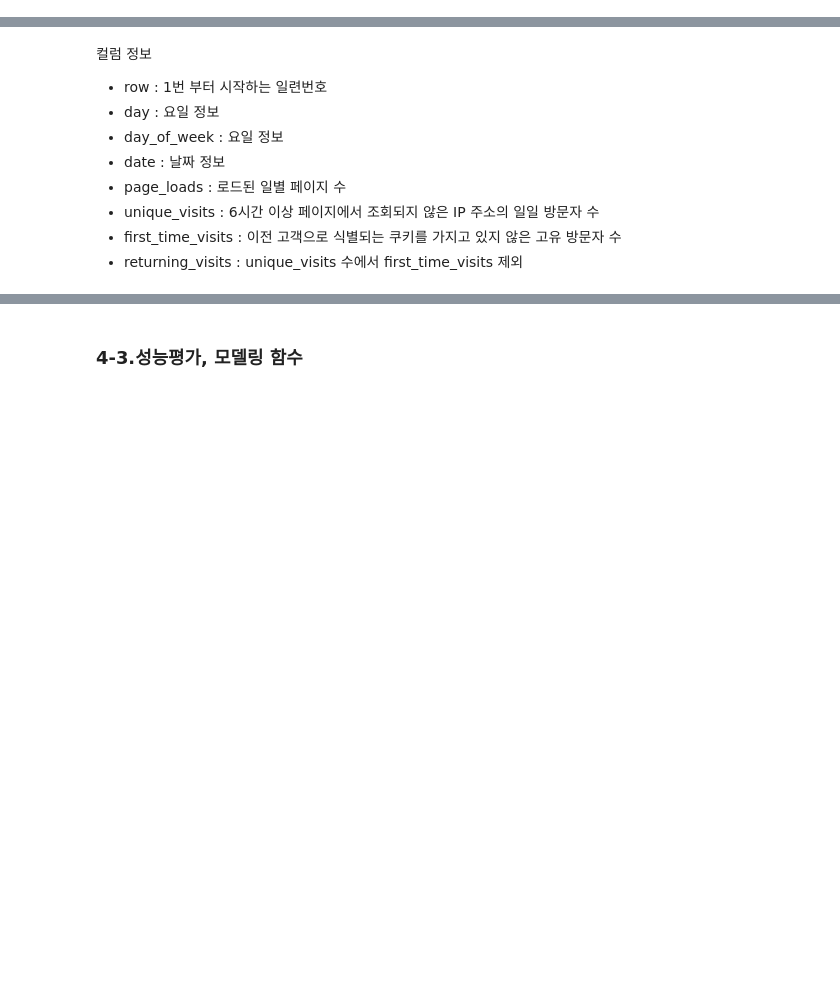
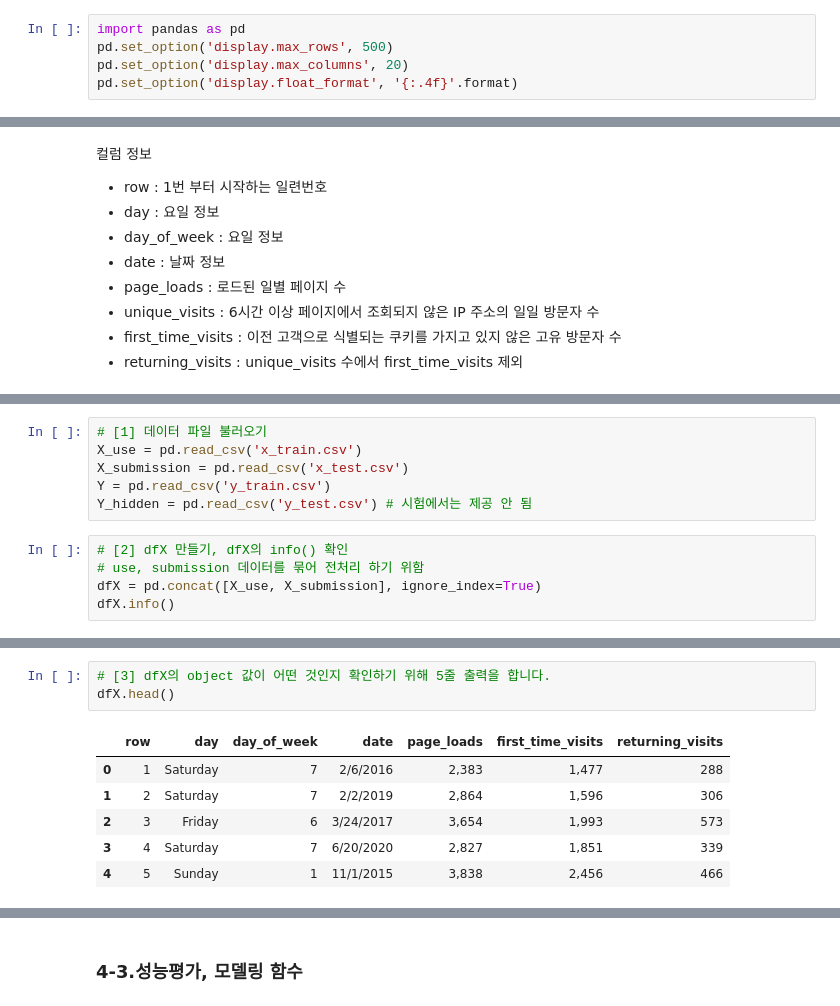
Before and after one commit to localtic/bigdata, a Jupyter notebook: [ML_04]_regression_LAB.ipynb, the cells around one changed output, grey strips where cells are left out. Cells and saved outputs as stored; diff of their text form; blank space fills up the shorter version.

```diff
--- a/[ML_04]_regression_LAB.ipynb
+++ b/[ML_04]_regression_LAB.ipynb
@@ -520,5 +520,10 @@ Unpacking objects: 100% (41/41), done.
 # Daily number of visitors from whose IP addresses there haven't been hits on any page in over 6 hours
 # Number of unique visitors who do not have a cookie identifying them as a previous customer
 # Number of unique visitors minus first time visitors
+# %%
+import pandas as pd
+pd.set_option('display.max_rows', 500)
+pd.set_option('display.max_columns', 20)
+pd.set_option('display.float_format', '{:.4f}'.format)
 # %%
 # [1] 'bigdata/daily-website-visitors.csv' 파일 불러오기, shape 확인하기
@@ -590,0 +609,11 @@ import numpy as np
+# %%
+# [1] 데이터 파일 불러오기
+X_use = pd.read_csv('x_train.csv')
+X_submission = pd.read_csv('x_test.csv')
+Y = pd.read_csv('y_train.csv')
+Y_hidden = pd.read_csv('y_test.csv') # 시험에서는 제공 안 됨
+# %%
+# [2] dfX 만들기, dfX의 info() 확인
+# use, submission 데이터를 묶어 전처리 하기 위함
+dfX = pd.concat([X_use, X_submission], ignore_index=True)
+dfX.info()
@@ -590,0 +635,10 @@ import numpy as np
+# %%
+# [3] dfX의 object 값이 어떤 것인지 확인하기 위해 5줄 출력을 합니다.
+dfX.head()
+# %% [output]
+|  | row | day | day_of_week | date | page_loads | first_time_visits | returning_visits |
+| 0 | 1 | Saturday | 7 | 2/6/2016 | 2,383 | 1,477 | 288 |
+| 1 | 2 | Saturday | 7 | 2/2/2019 | 2,864 | 1,596 | 306 |
+| 2 | 3 | Friday | 6 | 3/24/2017 | 3,654 | 1,993 | 573 |
+| 3 | 4 | Saturday | 7 | 6/20/2020 | 2,827 | 1,851 | 339 |
+| 4 | 5 | Sunday | 1 | 11/1/2015 | 3,838 | 2,456 | 466 |
```
Also changed, not shown: parts of 50 cells of this notebook.
